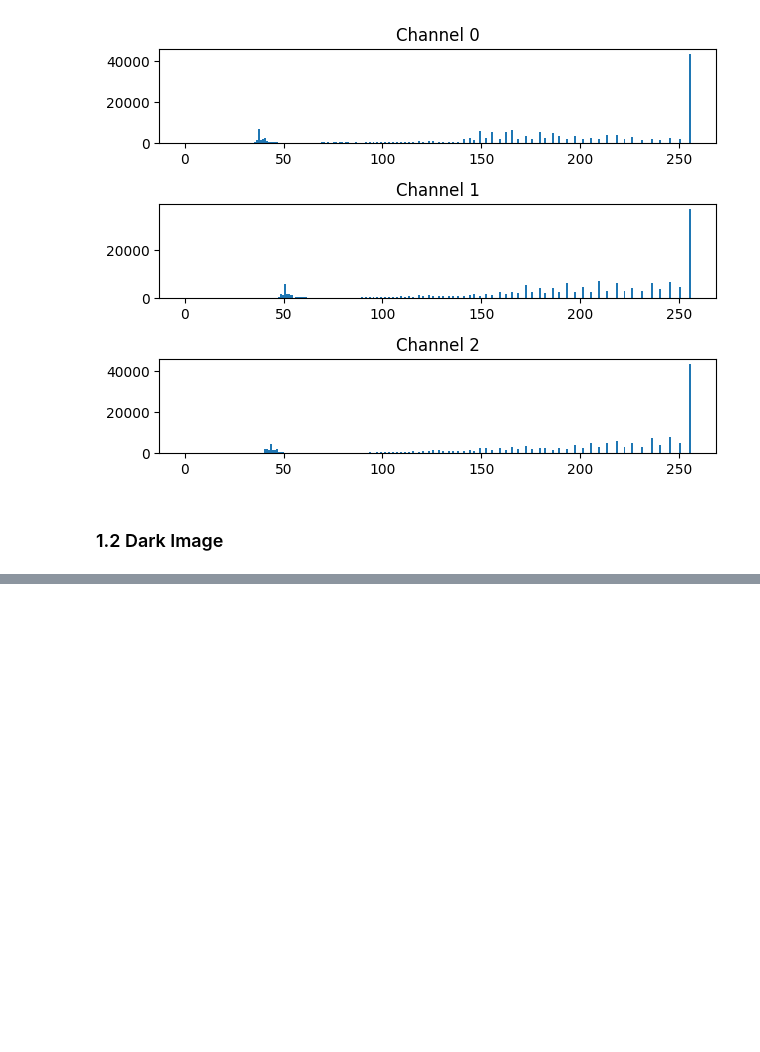
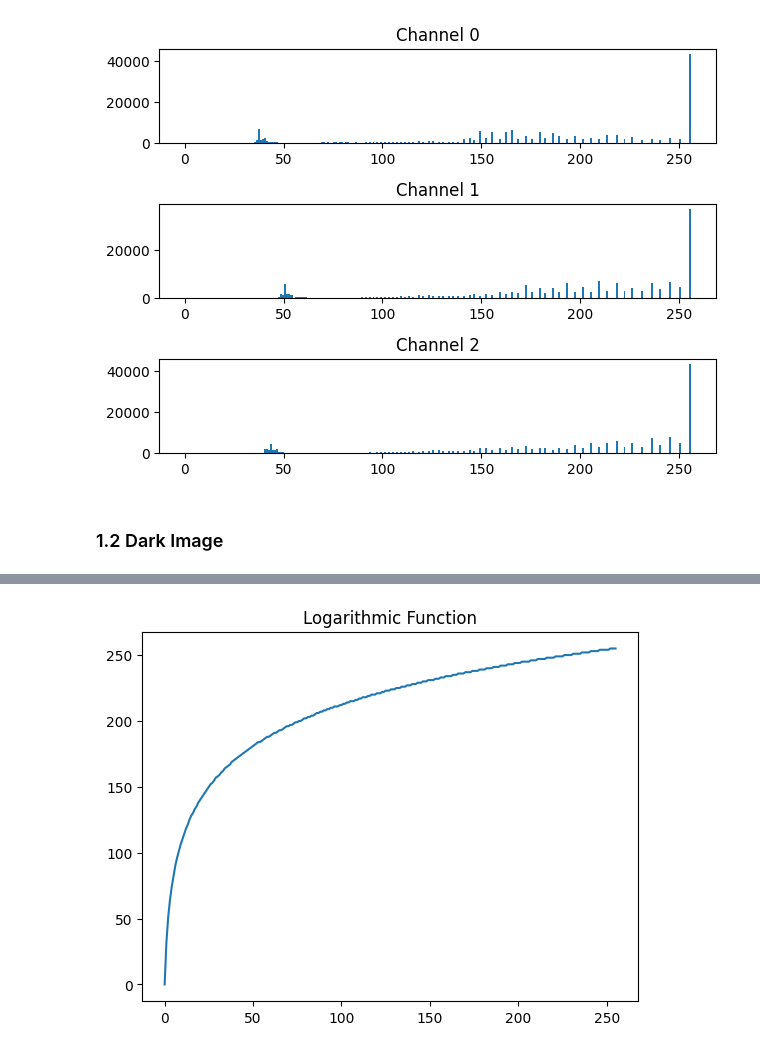
Before and after one commit to om2546/CPE382-Image-Processing-Computer-Vision, a Jupyter notebook: Lab2/S_64070501015_1.ipynb, the cells around one changed output, grey strips where cells are left out. Cells and saved outputs as stored; diff of their text form; code cells hidden in the pictures; blank space fills up the shorter version.

```diff
--- a/Lab2/S_64070501015_1.ipynb
+++ b/Lab2/S_64070501015_1.ipynb
@@ -67,0 +94,8 @@ plot_hist_rgb(bright_img_exp) # Plot histogram of bright image after applying ex
+# %%
+test_range = np.arange(0, 256) # Create a test range of values from 0 to 255
+test_range  = np.uint8(logarithmic(test_range, e, c)) # Apply logarithmic function
+plt.title('Logarithmic Function')
+plt.plot(test_range) # Plot the function
+plt.show()
+# %% [output]
+[figure, added]
```
Also changed, not shown: parts of 13 cells of this notebook.
